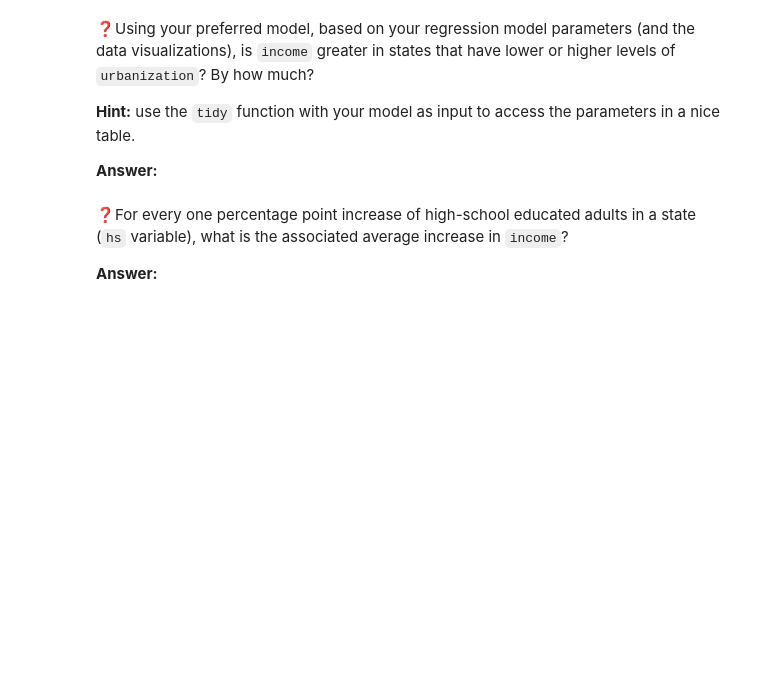
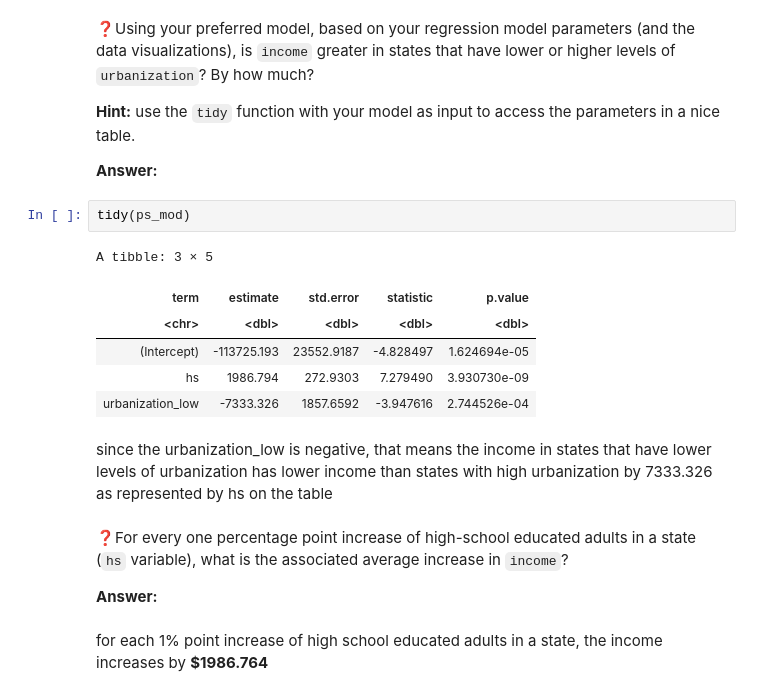
Before and after one commit to UNC-DATA-730/unit-4-assignment-setiadha-unc, a Jupyter notebook: agungsetiadha-assignment4.ipynb, the cells around one changed output. Cells and saved outputs as stored; diff of their text form; blank space fills up the shorter version.

```diff
--- a/agungsetiadha-assignment4.ipynb
+++ b/agungsetiadha-assignment4.ipynb
@@ -147,7 +253,20 @@ glance(ps_mod)
 **Hint:** use the `tidy` function with your model as input to access the parameters in a nice table.
 
 **Answer:**
+# %%
+tidy(ps_mod)
+# %% [output]
+A tibble: 3 × 5
+| term | estimate | std.error | statistic | p.value |
+| <chr> | <dbl> | <dbl> | <dbl> | <dbl> |
+| (Intercept) | -113725.193 | 23552.9187 | -4.828497 | 1.624694e-05 |
+| hs | 1986.794 | 272.9303 | 7.279490 | 3.930730e-09 |
+| urbanization_low | -7333.326 | 1857.6592 | -3.947616 | 2.744526e-04 |
+# %% [markdown]
+since the urbanization_low is negative, that means the income in states that have lower levels of urbanization has lower income than states with high urbanization by 7333.326 as represented by hs on the table
 # %% [markdown]
 ❓For every one percentage point increase of high-school educated adults in a state (`hs` variable), what is the associated average increase in `income`?
 
 **Answer:**
+# %% [markdown]
+for each 1% point increase of high school educated adults in a state, the income increases by **$1986.764**
```
Also changed, not shown: parts of 11 cells of this notebook.
